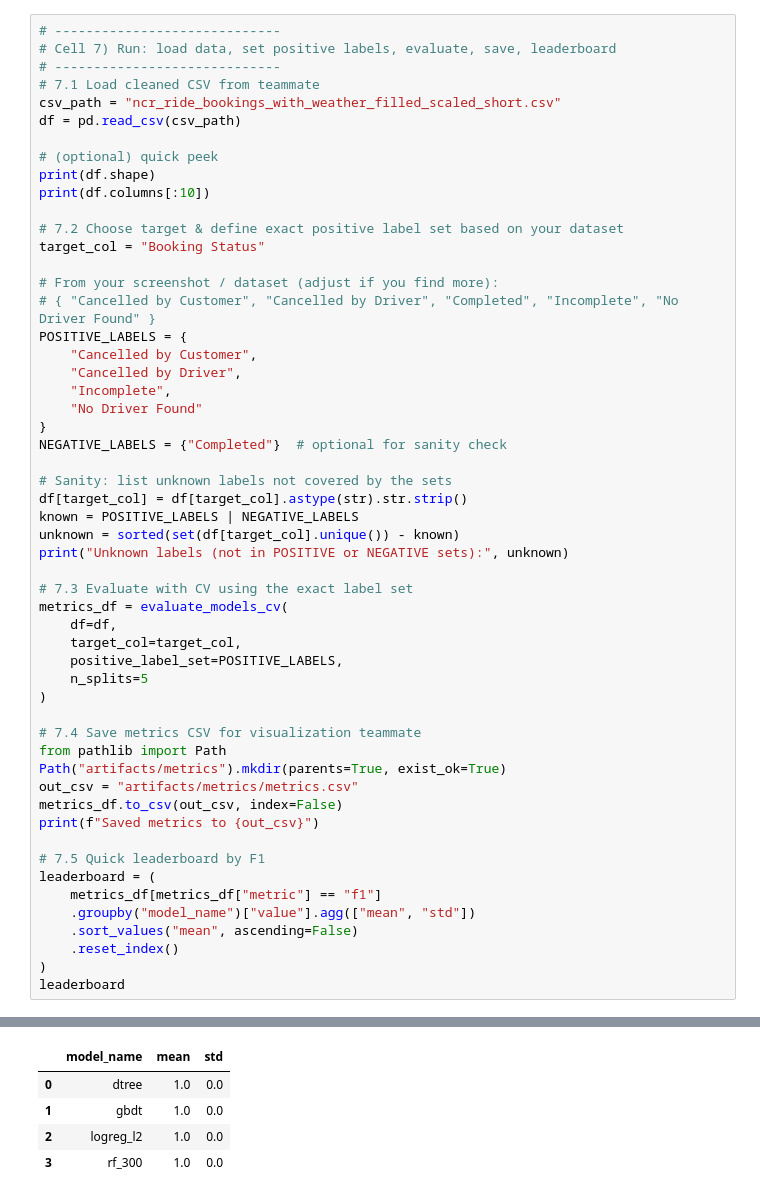
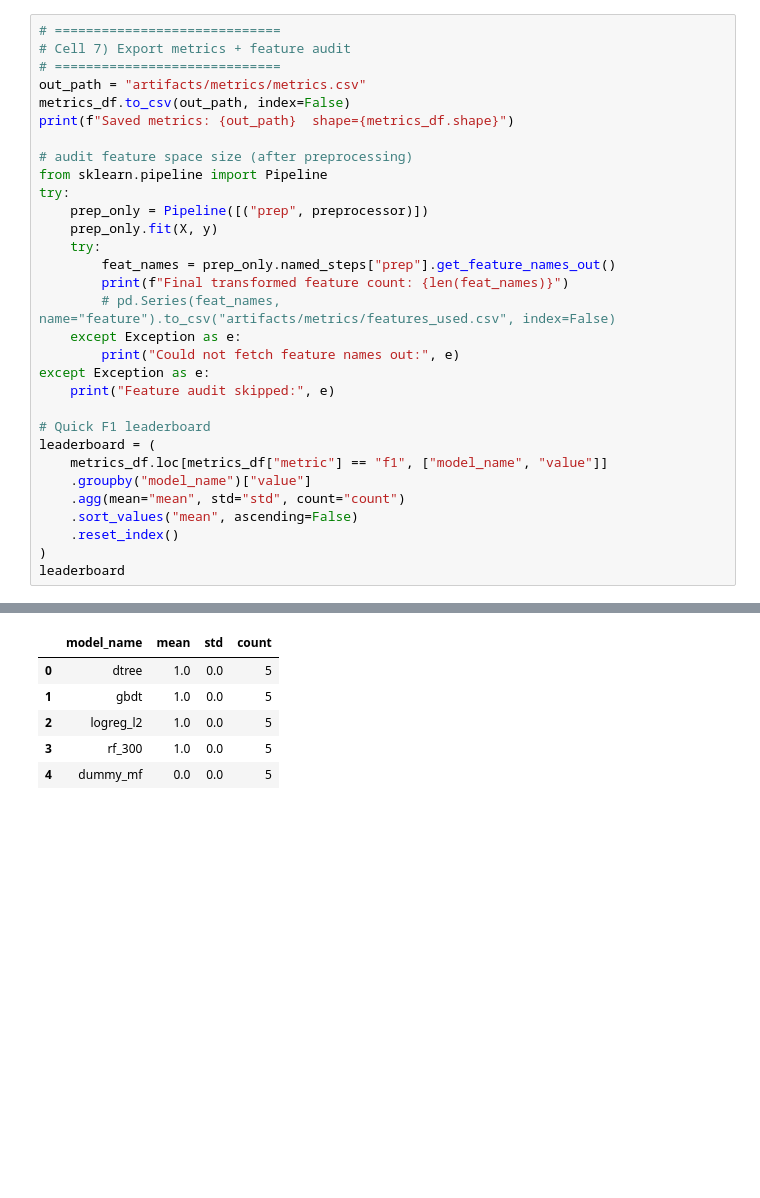
Before and after one commit to NDuan-510/MADS-MS2-Uber-Analysis, a Jupyter notebook: data_modelling.ipynb, the cells around one changed output, grey strips where cells are left out. Cells and saved outputs as stored; diff of their text form; blank space fills up the shorter version.

Commit message:
Data Modelling changes
Readme file + data_modelling markdown

```diff
--- a/data_modelling.ipynb
+++ b/data_modelling.ipynb
@@ -283,53 +433,30 @@ def evaluate_models_cv(
 # %%
-# -----------------------------
-# Cell 7) Run: load data, set positive labels, evaluate, save, leaderboard
-# -----------------------------
-# 7.1 Load cleaned CSV from teammate
-csv_path = "ncr_ride_bookings_with_weather_filled_scaled_short.csv"
-df = pd.read_csv(csv_path)
+# =============================
+# Cell 7) Export metrics + feature audit
+# =============================
+out_path = "artifacts/metrics/metrics.csv"
+metrics_df.to_csv(out_path, index=False)
+print(f"Saved metrics: {out_path}  shape={metrics_df.shape}")
 
-# (optional) quick peek
-print(df.shape)
-print(df.columns[:10])
+# audit feature space size (after preprocessing)
+from sklearn.pipeline import Pipeline
+try:
+    prep_only = Pipeline([("prep", preprocessor)])
+    prep_only.fit(X, y)
+    try:
+        feat_names = prep_only.named_steps["prep"].get_feature_names_out()
+        print(f"Final transformed feature count: {len(feat_names)}")
+        # pd.Series(feat_names, name="feature").to_csv("artifacts/metrics/features_used.csv", index=False)
+    except Exception as e:
+        print("Could not fetch feature names out:", e)
+except Exception as e:
+    print("Feature audit skipped:", e)
 
-# 7.2 Choose target & define exact positive label set based on your dataset
-target_col = "Booking Status"
-
-# From your screenshot / dataset (adjust if you find more):
-# { "Cancelled by Customer", "Cancelled by Driver", "Completed", "Incomplete", "No Driver Found" }
-POSITIVE_LABELS = {
-    "Cancelled by Customer",
-    "Cancelled by Driver",
-    "Incomplete",
-    "No Driver Found"
-}
-NEGATIVE_LABELS = {"Completed"}  # optional for sanity check
-
-# Sanity: list unknown labels not covered by the sets
-df[target_col] = df[target_col].astype(str).str.strip()
-known = POSITIVE_LABELS | NEGATIVE_LABELS
-unknown = sorted(set(df[target_col].unique()) - known)
-print("Unknown labels (not in POSITIVE or NEGATIVE sets):", unknown)
-
-# 7.3 Evaluate with CV using the exact label set
-metrics_df = evaluate_models_cv(
-    df=df,
-    target_col=target_col,
-    positive_label_set=POSITIVE_LABELS,
-    n_splits=5
-)
-
-# 7.4 Save metrics CSV for visualization teammate
-from pathlib import Path
-Path("artifacts/metrics").mkdir(parents=True, exist_ok=True)
-out_csv = "artifacts/metrics/metrics.csv"
-metrics_df.to_csv(out_csv, index=False)
-print(f"Saved metrics to {out_csv}")
-
-# 7.5 Quick leaderboard by F1
+# Quick F1 leaderboard
 leaderboard = (
-    metrics_df[metrics_df["metric"] == "f1"]
-    .groupby("model_name")["value"].agg(["mean", "std"])
+    metrics_df.loc[metrics_df["metric"] == "f1", ["model_name", "value"]]
+    .groupby("model_name")["value"]
+    .agg(mean="mean", std="std", count="count")
     .sort_values("mean", ascending=False)
     .reset_index()
 )
@@ -347,5 +467,6 @@ Saved metrics to artifacts/metrics/metrics.csv
-|  | model_name | mean | std |
-| 0 | dtree | 1.0 | 0.0 |
-| 1 | gbdt | 1.0 | 0.0 |
-| 2 | logreg_l2 | 1.0 | 0.0 |
-| 3 | rf_300 | 1.0 | 0.0 |
+|  | model_name | mean | std | count |
+| 0 | dtree | 1.0 | 0.0 | 5 |
+| 1 | gbdt | 1.0 | 0.0 | 5 |
+| 2 | logreg_l2 | 1.0 | 0.0 | 5 |
+| 3 | rf_300 | 1.0 | 0.0 | 5 |
+| 4 | dummy_mf | 0.0 | 0.0 | 5 |
```
Also changed, not shown: parts of 17 cells of this notebook, 2 other files.
